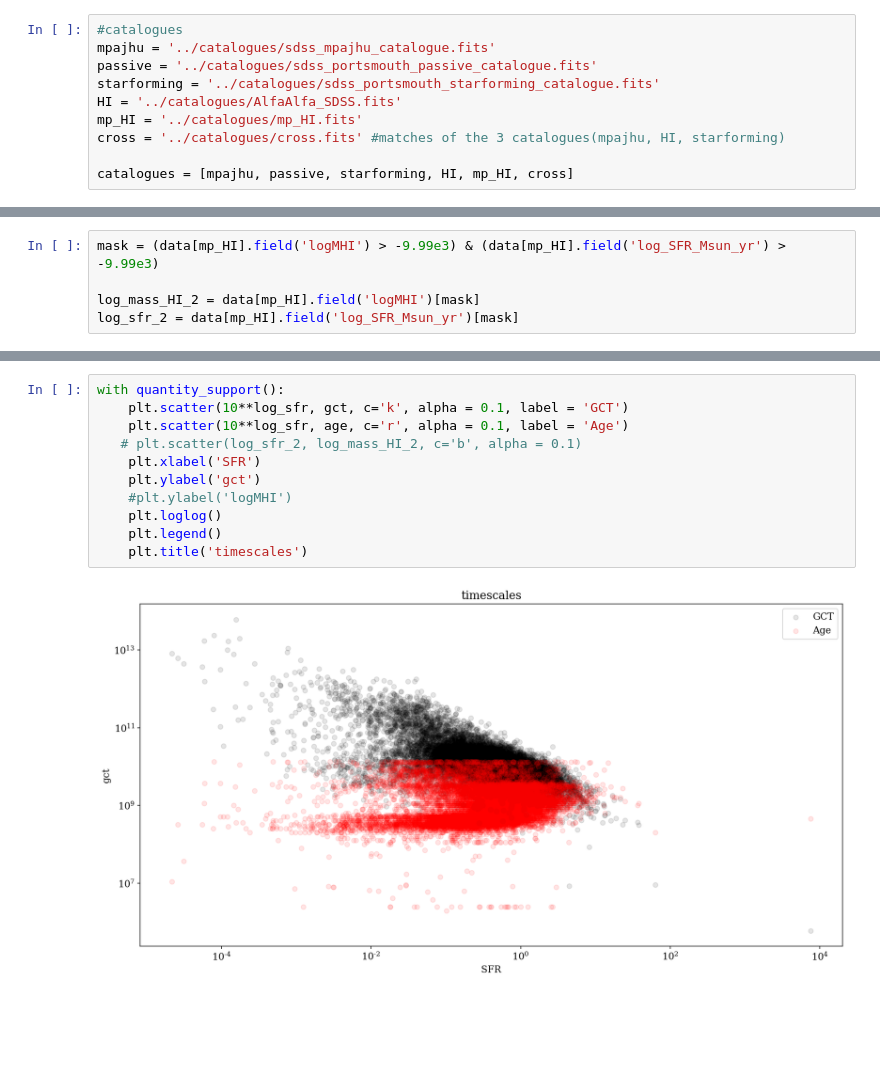
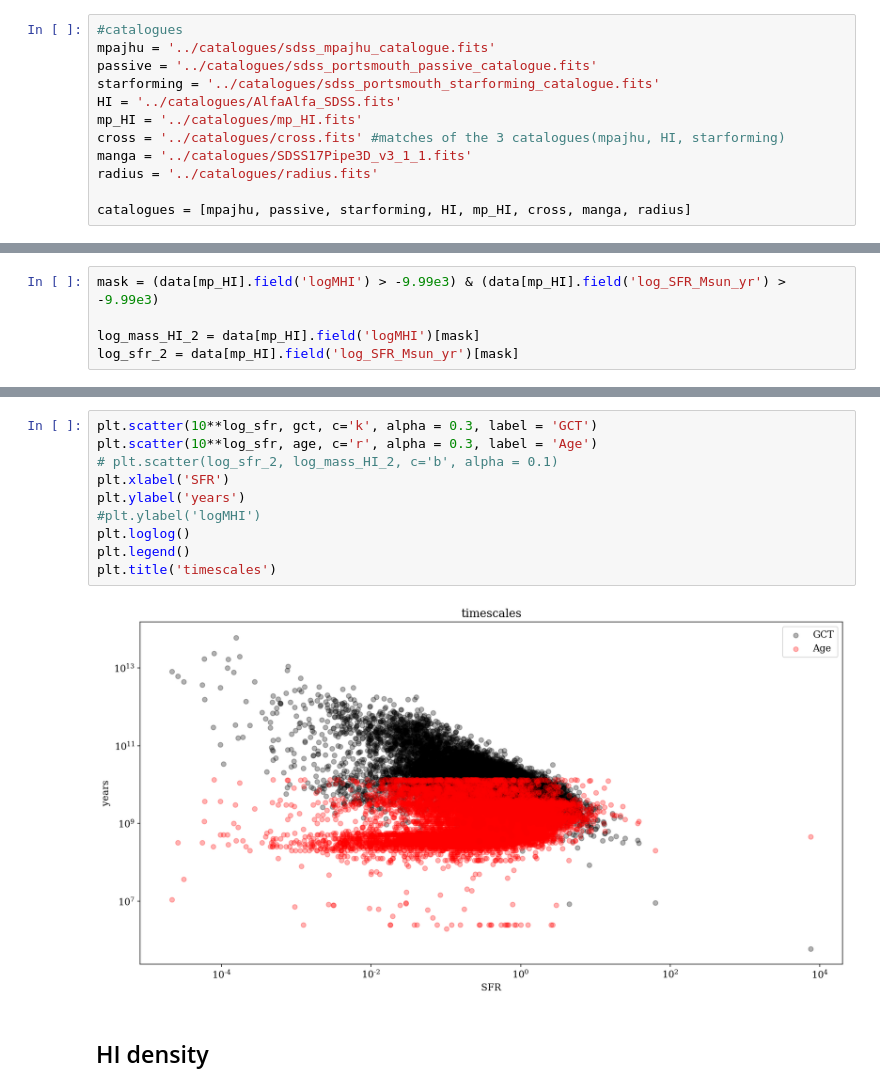
Before and after one commit to asantini29/codes_laboratory_data_analysis, a Jupyter notebook: fits.ipynb, the cells around one changed output, grey strips where cells are left out. Saved outputs shown, nothing was run; the diff lists cells and outputs as text; blank space fills up the shorter version.

```diff
--- a/fits.ipynb
+++ b/fits.ipynb
@@ -26,8 +31,10 @@ starforming = '../catalogues/sdss_portsmouth_starforming_catalogue.fits'
 HI = '../catalogues/AlfaAlfa_SDSS.fits'
 mp_HI = '../catalogues/mp_HI.fits'
 cross = '../catalogues/cross.fits' #matches of the 3 catalogues(mpajhu, HI, starforming)
+manga = '../catalogues/SDSS17Pipe3D_v3_1_1.fits'
+radius = '../catalogues/radius.fits'
 
-catalogues = [mpajhu, passive, starforming, HI, mp_HI, cross]
+catalogues = [mpajhu, passive, starforming, HI, mp_HI, cross, manga, radius]
 # %%
 #dictionaries
 data = {
@@ -189,13 +276,14 @@ with quantity_support():
 # %%
-with quantity_support():
-    plt.scatter(10**log_sfr, gct, c='k', alpha = 0.1, label = 'GCT')
-    plt.scatter(10**log_sfr, age, c='r', alpha = 0.1, label = 'Age')
-   # plt.scatter(log_sfr_2, log_mass_HI_2, c='b', alpha = 0.1)
-    plt.xlabel('SFR')
-    plt.ylabel('gct')
-    #plt.ylabel('logMHI')
-    plt.loglog()
-    plt.legend()
-    plt.title('timescales')
+plt.scatter(10**log_sfr, gct, c='k', alpha = 0.3, label = 'GCT')
+plt.scatter(10**log_sfr, age, c='r', alpha = 0.3, label = 'Age')
+# plt.scatter(log_sfr_2, log_mass_HI_2, c='b', alpha = 0.1)
+plt.xlabel('SFR')
+plt.ylabel('years')
+#plt.ylabel('logMHI')
+plt.loglog()
+plt.legend()
+plt.title('timescales')
 # %% [output]
-[figure, old version]
+[figure, new version]
+# %% [markdown]
+## HI density
```
Also changed, not shown: parts of 19 cells of this notebook.
